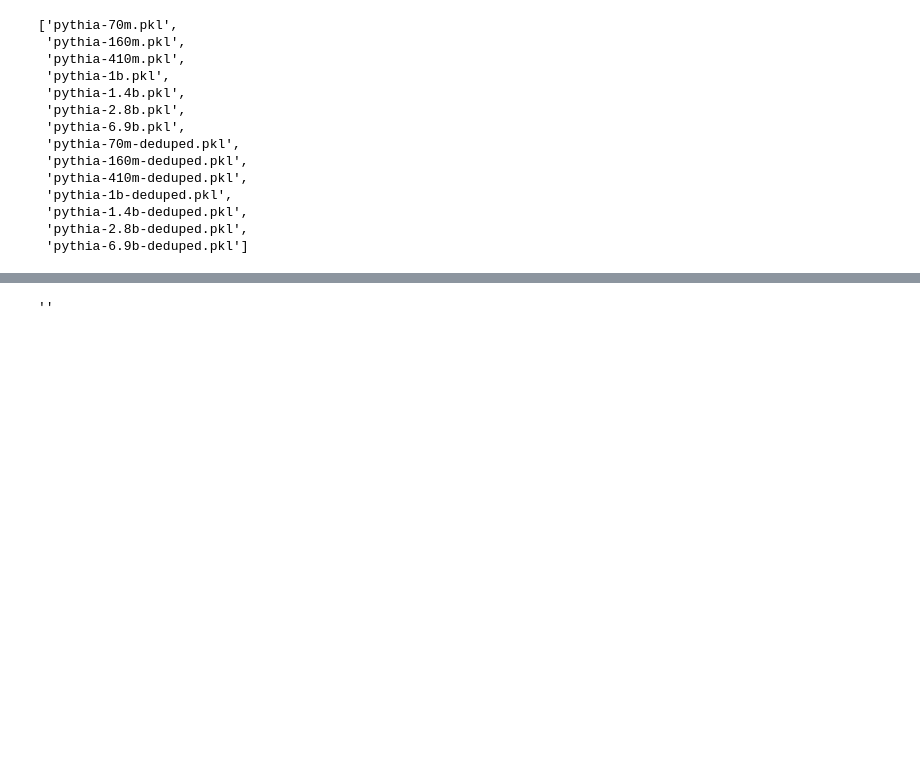
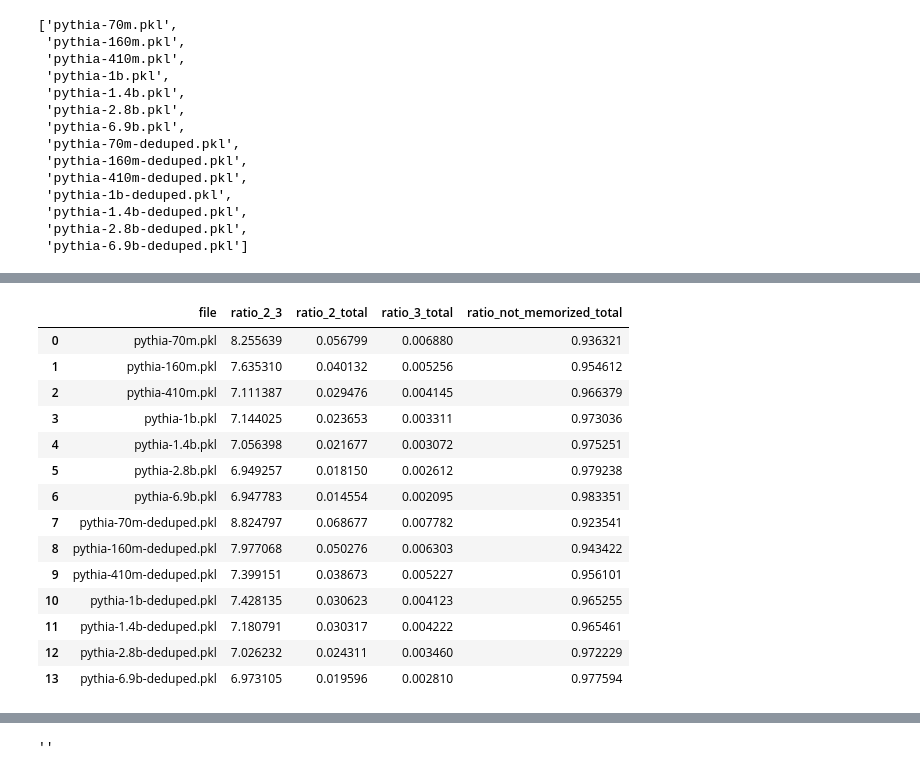
Before and after one commit to EleutherAI/semantic-memorization, a Jupyter notebook: aflah/data_investigation/exact_match_compare.ipynb, the cells around one changed output, grey strips where cells are left out. Cells and saved outputs as stored; diff of their text form; code cells hidden in the pictures; blank space fills up the shorter version.

```diff
--- a/aflah/data_investigation/exact_match_compare.ipynb
+++ b/aflah/data_investigation/exact_match_compare.ipynb
@@ -150,0 +142,18 @@ pythia-6.9b-deduped.pkl
+# %%
+df_ratios
+# %% [output]
+|  | file | ratio_2_3 | ratio_2_total | ratio_3_total | ratio_not_memorized_total |
+| 0 | pythia-70m.pkl | 8.255639 | 0.056799 | 0.006880 | 0.936321 |
+| 1 | pythia-160m.pkl | 7.635310 | 0.040132 | 0.005256 | 0.954612 |
+| 2 | pythia-410m.pkl | 7.111387 | 0.029476 | 0.004145 | 0.966379 |
+| 3 | pythia-1b.pkl | 7.144025 | 0.023653 | 0.003311 | 0.973036 |
+| 4 | pythia-1.4b.pkl | 7.056398 | 0.021677 | 0.003072 | 0.975251 |
+| 5 | pythia-2.8b.pkl | 6.949257 | 0.018150 | 0.002612 | 0.979238 |
+| 6 | pythia-6.9b.pkl | 6.947783 | 0.014554 | 0.002095 | 0.983351 |
+| 7 | pythia-70m-deduped.pkl | 8.824797 | 0.068677 | 0.007782 | 0.923541 |
+| 8 | pythia-160m-deduped.pkl | 7.977068 | 0.050276 | 0.006303 | 0.943422 |
+| 9 | pythia-410m-deduped.pkl | 7.399151 | 0.038673 | 0.005227 | 0.956101 |
+| 10 | pythia-1b-deduped.pkl | 7.428135 | 0.030623 | 0.004123 | 0.965255 |
+| 11 | pythia-1.4b-deduped.pkl | 7.180791 | 0.030317 | 0.004222 | 0.965461 |
+| 12 | pythia-2.8b-deduped.pkl | 7.026232 | 0.024311 | 0.003460 | 0.972229 |
+| 13 | pythia-6.9b-deduped.pkl | 6.973105 | 0.019596 | 0.002810 | 0.977594 |
```
Also changed, not shown: parts of 10 cells of this notebook, 1 other file.
